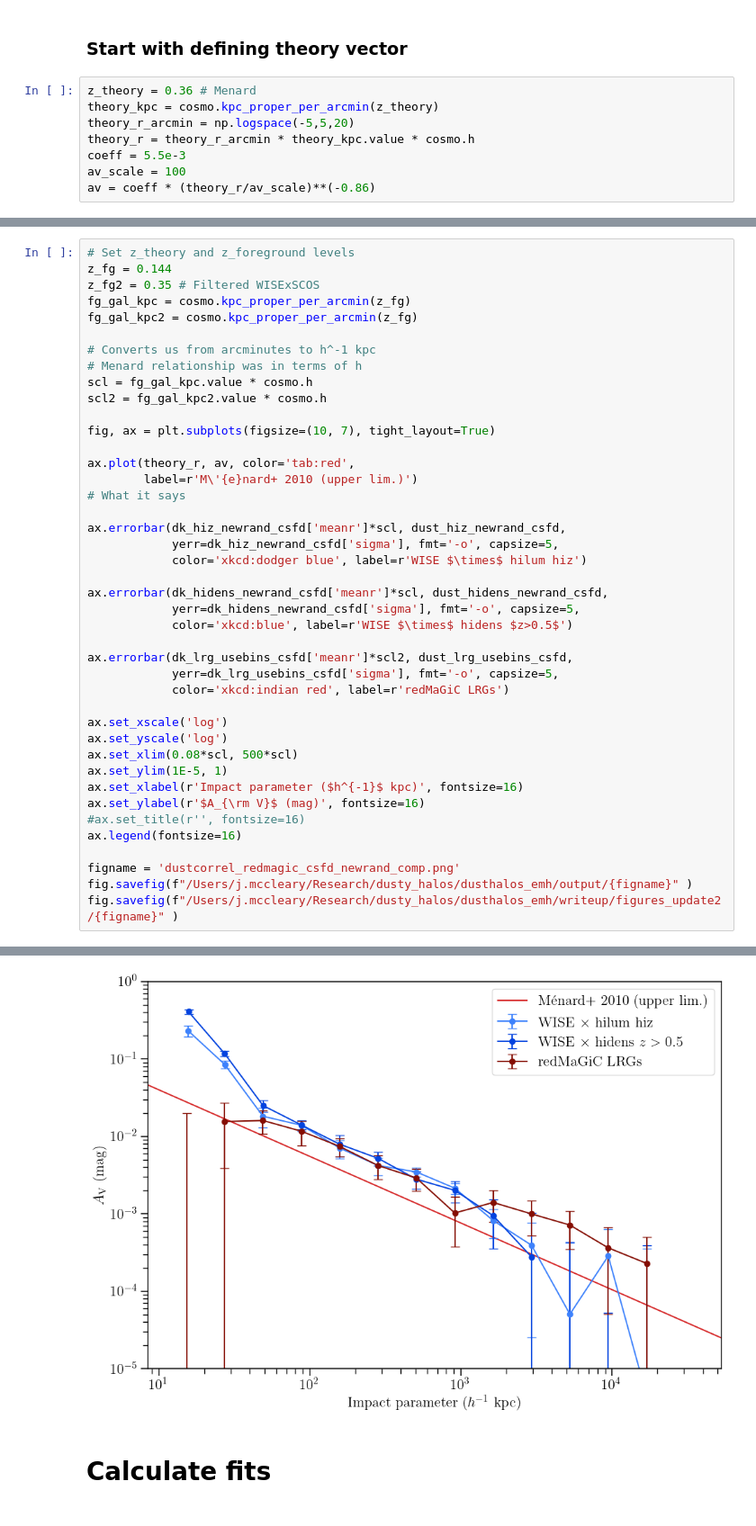
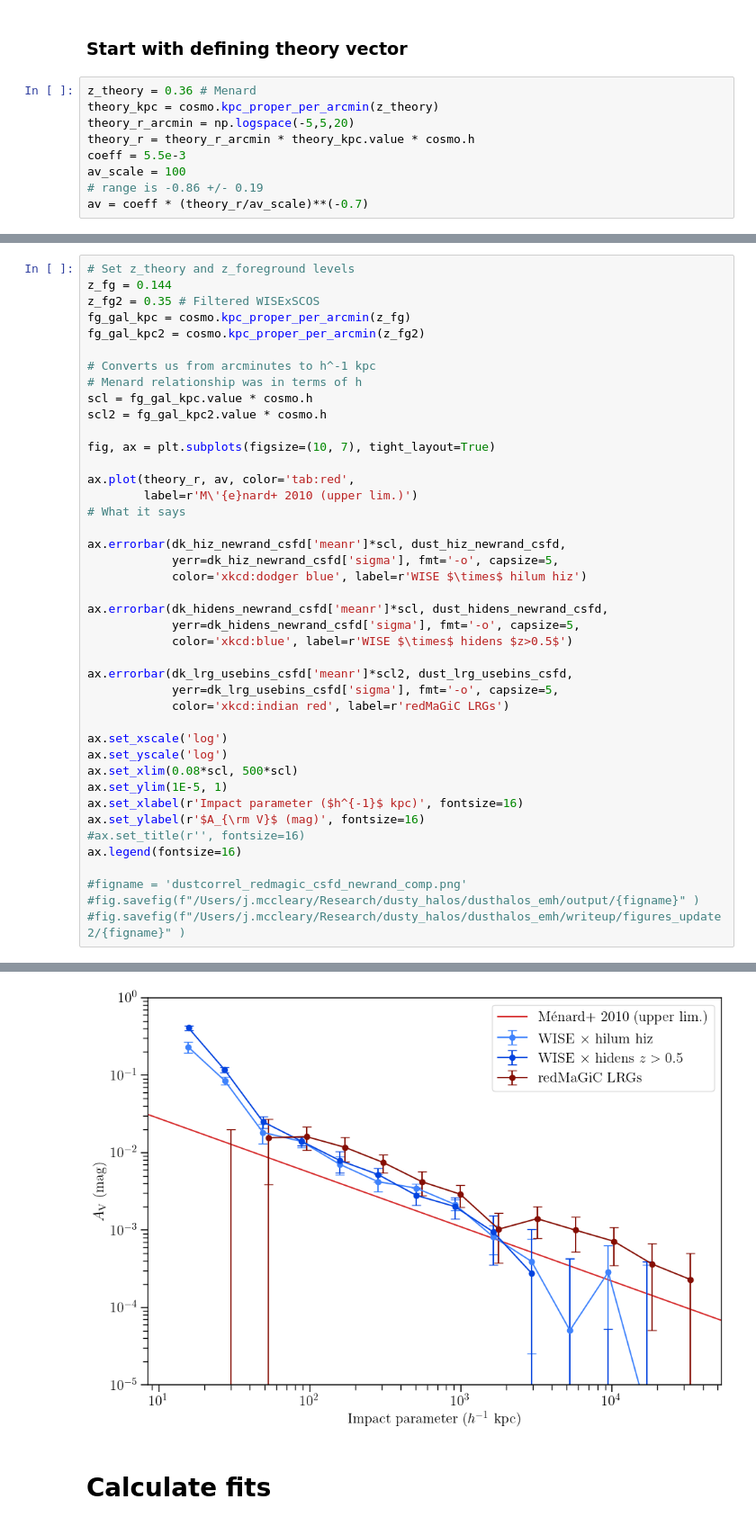
Before and after one commit to mcclearyj/dusthalos, a Jupyter notebook: writeup/csfd_dust_plots.ipynb, the cells around one changed output, grey strips where cells are left out. Shown at 90% size. Cells and saved outputs as stored; diff of their text form.

```diff
--- a/writeup/csfd_dust_plots.ipynb
+++ b/writeup/csfd_dust_plots.ipynb
@@ -180,4 +206,5 @@ theory_r_arcmin = np.logspace(-5,5,20)
 theory_r = theory_r_arcmin * theory_kpc.value * cosmo.h
 coeff = 5.5e-3
 av_scale = 100
-av = coeff * (theory_r/av_scale)**(-0.86)
+# range is -0.86 +/- 0.19
+av = coeff * (theory_r/av_scale)**(-0.7)
@@ -312,7 +213,7 @@ fig.savefig(f"/Users/j.mccleary/Research/dusty_halos/dusthalos_emh/writeup/figur
 z_fg = 0.144
 z_fg2 = 0.35 # Filtered WISExSCOS
 fg_gal_kpc = cosmo.kpc_proper_per_arcmin(z_fg)
-fg_gal_kpc2 = cosmo.kpc_proper_per_arcmin(z_fg)
+fg_gal_kpc2 = cosmo.kpc_proper_per_arcmin(z_fg2)
 
 # Converts us from arcminutes to h^-1 kpc
 # Menard relationship was in terms of h
@@ -346,7 +247,7 @@ ax.set_ylabel(r'$A_{\rm V}$ (mag)', fontsize=16)
 #ax.set_title(r'', fontsize=16)
 ax.legend(fontsize=16)
 
-figname = 'dustcorrel_redmagic_csfd_newrand_comp.png'
-fig.savefig(f"/Users/j.mccleary/Research/dusty_halos/dusthalos_emh/output/{figname}" )
-fig.savefig(f"/Users/j.mccleary/Research/dusty_halos/dusthalos_emh/writeup/figures_update2/{figname}" )
+#figname = 'dustcorrel_redmagic_csfd_newrand_comp.png'
+#fig.savefig(f"/Users/j.mccleary/Research/dusty_halos/dusthalos_emh/output/{figname}" )
+#fig.savefig(f"/Users/j.mccleary/Research/dusty_halos/dusthalos_emh/writeup/figures_update2/{figname}" )
 # %% [output]
@@ -353,3 +255,3 @@ fig.savefig(f"/Users/j.mccleary/Research/dusty_halos/dusthalos_emh/writeup/figur
-[figure, old version]
+[figure, new version]
 # %% [markdown]
 # Calculate fits
```
Also changed, not shown: parts of 38 cells of this notebook, 34 other files.
